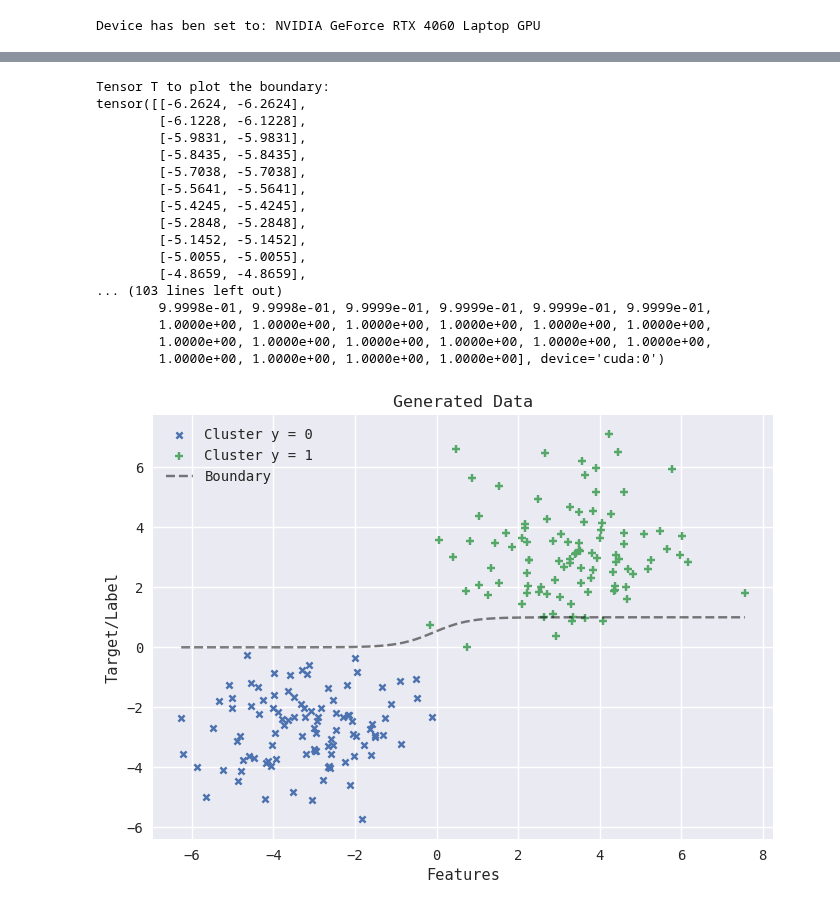
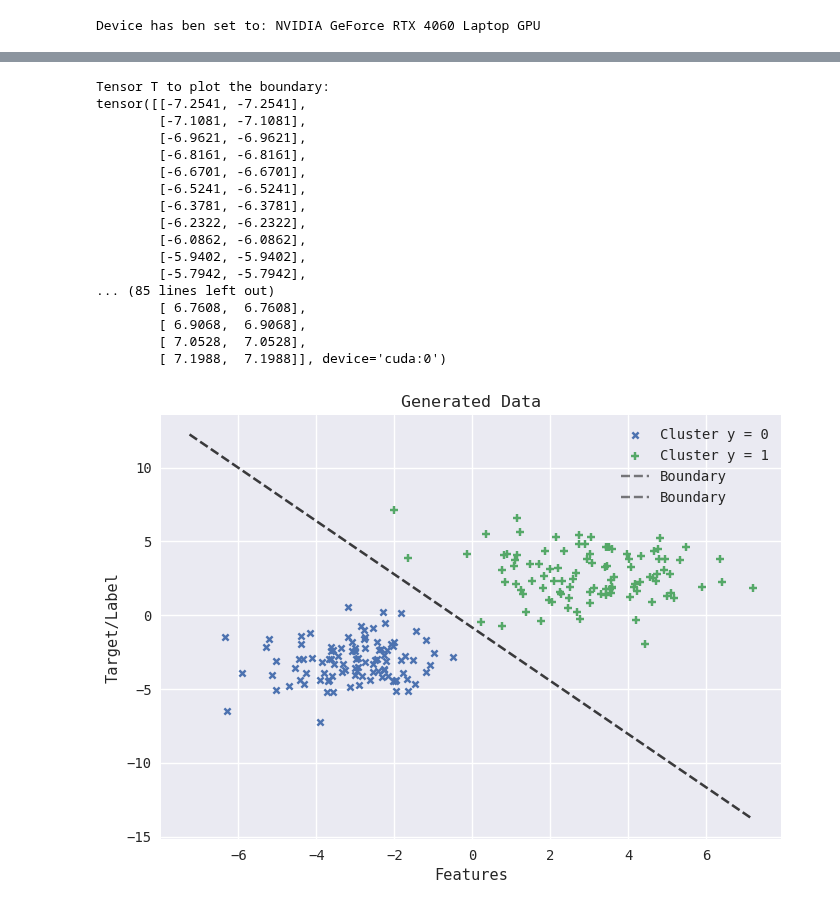
Before and after one commit to abhans/torchbygnd, a Jupyter notebook: test.ipynb, the cells around one changed output, grey strips where cells are left out. Drawn from its saved outputs; the diff is of its cells as text; code cells hidden in the pictures.

```diff
--- a/test.ipynb
+++ b/test.ipynb
@@ -36,7 +36,7 @@ print(f"Device has ben set to: {torch.cuda.get_device_properties(DEVICE).name}")
 # %% [output]
 Device has ben set to: NVIDIA GeForce RTX 4060 Laptop GPU
 # %%
-X, y = clusters(SIZE, std_0 = 1.3, std_1 = 1.6, generator=GENERATOR);
+X, y = clusters(SIZE, std0 = 1.3, std1 = 1.6)
 # %%
 print("Generated X:", X, "\nGenerated y:", y, sep='\n')
 print("\nShape of X: ", X.shape, "\nShape of y: ", y.shape, sep='\n')
@@ -163,47 +164,47 @@ tensor([0.1477], device='cuda:0', requires_grad=True)
 # %%
-T = torch.tensor(np.linspace(X.min(), X.max(), SIZE).reshape(SIZE, 1), dtype=DTYPE, device=DEVICE)
+T = torch.linspace(X.min(), X.max(), SIZE, dtype=DTYPE, device=DEVICE).reshape(SIZE, 1)
 T = torch.cat([T, T], dim=1)
 
-with torch.no_grad():
-    yT = Model(T)
+slope = -Model.w[0] / Model.w[1]
+interc = -Model.b / Model.w[1]
+boundary = slope * T + interc
 
 print("Tensor T to plot the boundary:", T, sep='\n')
-print("Results:", yT.float(), sep='\n')
 # %% [output]
 Tensor T to plot the boundary:
-tensor([[-6.2624, -6.2624],
-        [-6.1228, -6.1228],
-        [-5.9831, -5.9831],
-        [-5.8435, -5.8435],
-        [-5.7038, -5.7038],
-        [-5.5641, -5.5641],
-        [-5.4245, -5.4245],
-        [-5.2848, -5.2848],
-        [-5.1452, -5.1452],
-        [-5.0055, -5.0055],
-        [-4.8659, -4.8659],
-... (103 lines left out)
-        9.9998e-01, 9.9998e-01, 9.9999e-01, 9.9999e-01, 9.9999e-01, 9.9999e-01,
-        1.0000e+00, 1.0000e+00, 1.0000e+00, 1.0000e+00, 1.0000e+00, 1.0000e+00,
-        1.0000e+00, 1.0000e+00, 1.0000e+00, 1.0000e+00, 1.0000e+00, 1.0000e+00,
-        1.0000e+00, 1.0000e+00, 1.0000e+00, 1.0000e+00], device='cuda:0')
+tensor([[-7.2541, -7.2541],
+        [-7.1081, -7.1081],
+        [-6.9621, -6.9621],
+        [-6.8161, -6.8161],
+        [-6.6701, -6.6701],
+        [-6.5241, -6.5241],
+        [-6.3781, -6.3781],
+        [-6.2322, -6.2322],
+        [-6.0862, -6.0862],
+        [-5.9402, -5.9402],
+        [-5.7942, -5.7942],
+... (85 lines left out)
+        [ 6.7608,  6.7608],
+        [ 6.9068,  6.9068],
+        [ 7.0528,  7.0528],
+        [ 7.1988,  7.1988]], device='cuda:0')
 # %%
 plt.scatter(X[y == 0][:, 0], X[y == 0][:, 1], marker='x', label='Cluster y = 0', s=20)
 plt.scatter(X[y == 1][:, 0], X[y == 1][:, 1], marker='+', label='Cluster y = 1', s=40)
 # Decision Boundary
 plt.plot(
-    T[:, 1].cpu(),
-    yT.cpu(),
+    T[:, 1].detach().cpu(),
+    boundary.detach().cpu(),
     alpha=.5,
     color='black',
     linestyle='--',
     label="Boundary"
 );
 
 plt.xlabel("Features");
 plt.ylabel("Target/Label");
 plt.title("Generated Data");
 plt.legend(loc='best');
 plt.show();
 # %% [output]
-[figure, old version]
+[figure, new version]
```
Also changed, not shown: parts of 8 cells of this notebook, 2 other files.
